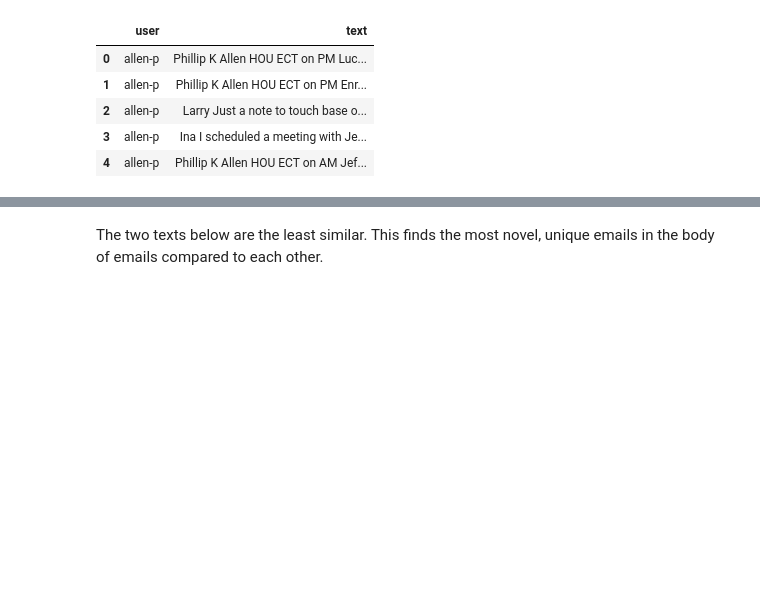
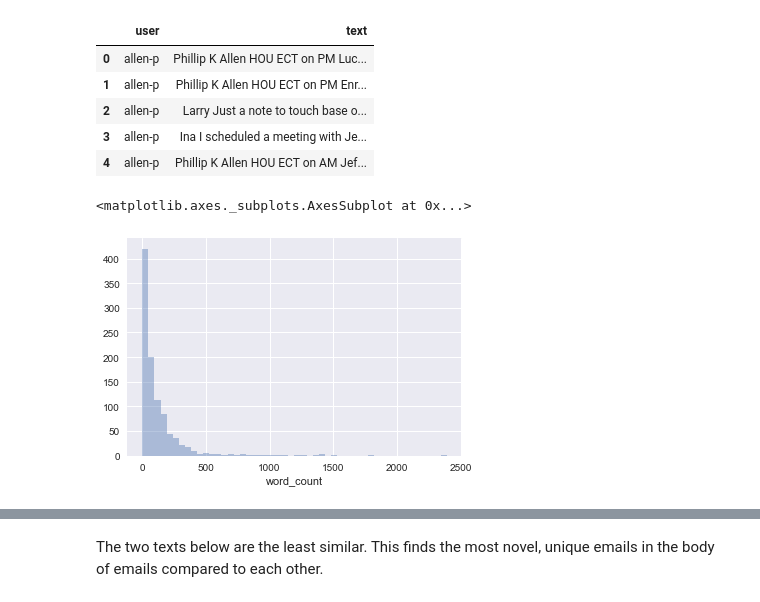
Before and after one commit to perlgirl2002/Capstone, a Jupyter notebook: UnsupervisedCapstoneFinal.ipynb, the cells around one changed output, grey strips where cells are left out. Drawn from its saved outputs; the diff is of its cells as text; code cells hidden in the pictures; blank space fills up the shorter version.

```diff
--- a/UnsupervisedCapstoneFinal.ipynb
+++ b/UnsupervisedCapstoneFinal.ipynb
@@ -117,0 +98,5 @@ df['doc'] = df['text'].apply(lambda x: nlp(x))
+# %%
+sns.distplot(df.word_count, kde=False)
+# %% [output]
+<matplotlib.axes._subplots.AxesSubplot at 0x...>
+[figure, added]
```
Also changed, not shown: parts of 20 cells of this notebook.
